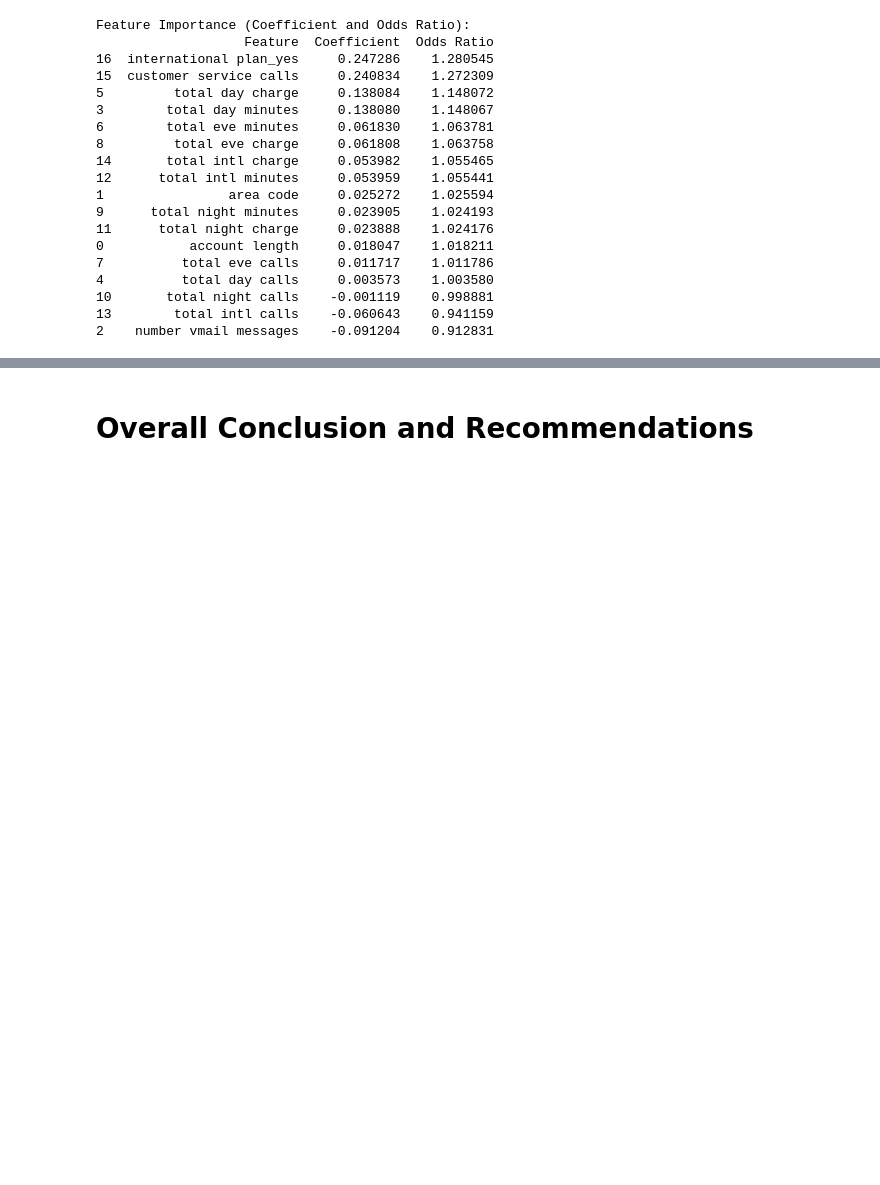
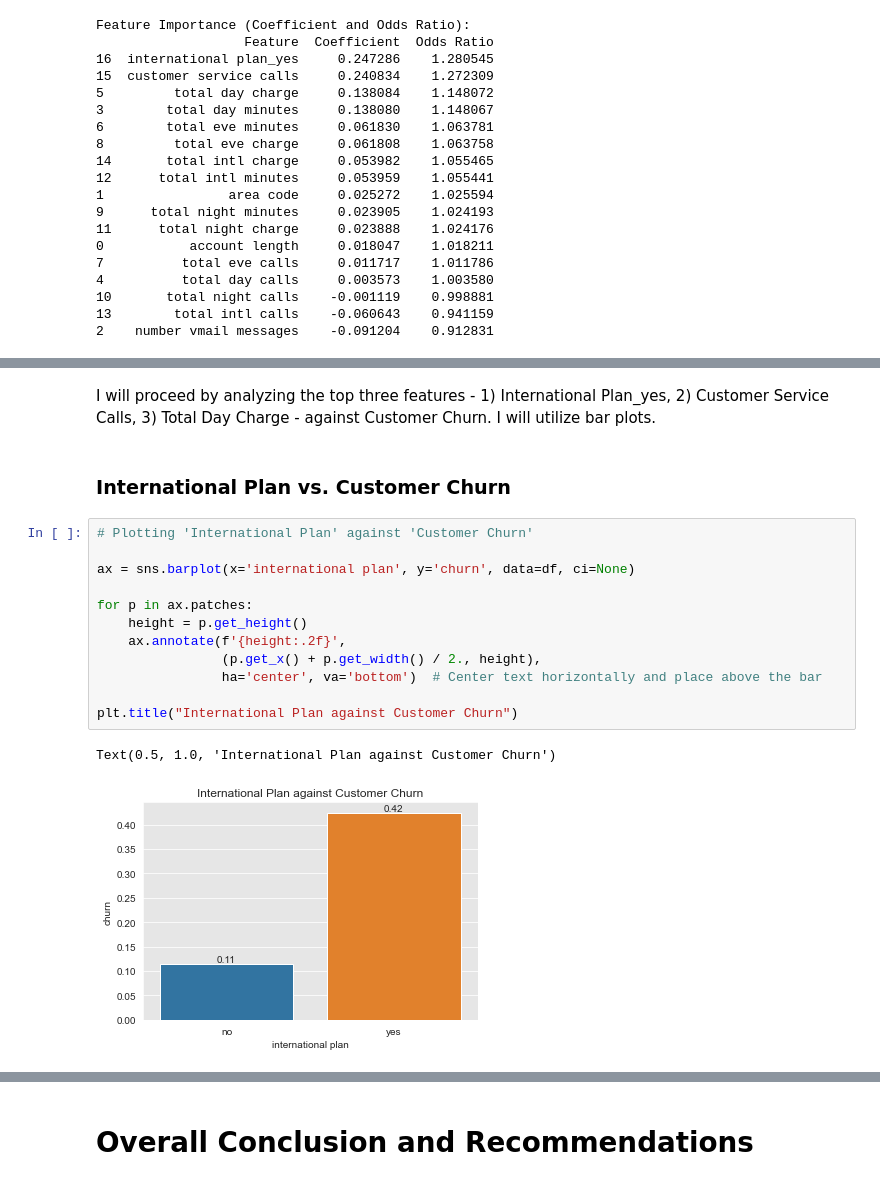
Before and after one commit to keithotuomagie/telcom_analysis, a Jupyter notebook: notebook.ipynb, the cells around one changed output, grey strips where cells are left out. Saved outputs shown, nothing was run; the diff lists cells and outputs as text; blank space fills up the shorter version.

```diff
--- a/notebook.ipynb
+++ b/notebook.ipynb
@@ -1444,0 +1435,19 @@ I will proceed by analyzing the top three features - 1) International Plan_yes,
+# %% [markdown]
+I will proceed by analyzing the top three features - 1) International Plan_yes, 2) Customer Service Calls, 3) Total Day Charge - against Customer Churn.  I will utilize bar plots.
+# %% [markdown]
+### International Plan vs. Customer Churn
+# %%
+# Plotting 'International Plan' against 'Customer Churn'
+
+ax = sns.barplot(x='international plan', y='churn', data=df, ci=None)
+
+for p in ax.patches:
+    height = p.get_height()
+    ax.annotate(f'{height:.2f}',
+                (p.get_x() + p.get_width() / 2., height),
+                ha='center', va='bottom')  # Center text horizontally and place above the bar
+
+plt.title("International Plan against Customer Churn")
+# %% [output]
+Text(0.5, 1.0, 'International Plan against Customer Churn')
+[figure, added]
```
Also changed, not shown: parts of 24 cells of this notebook, 2 other files.
